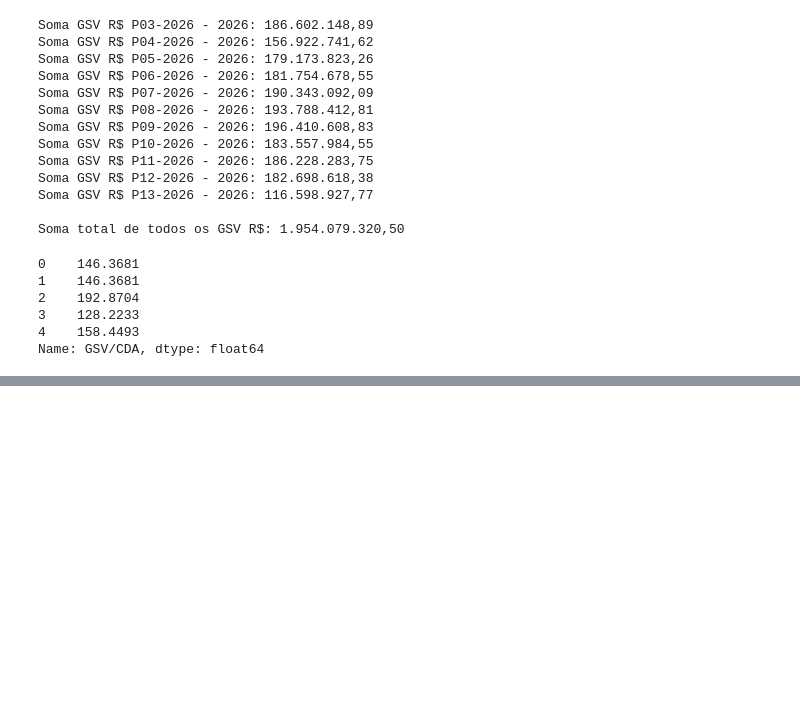
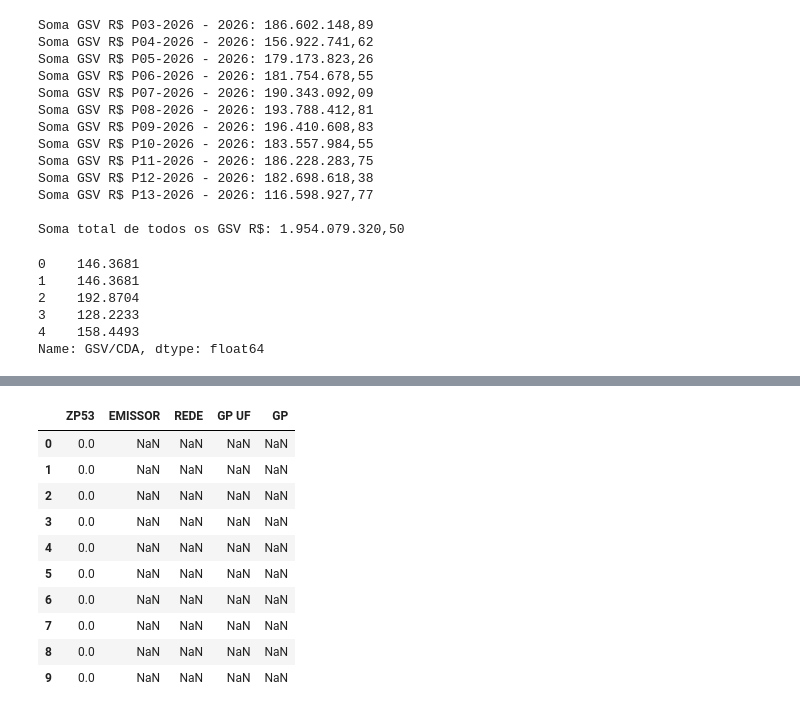
Before and after one commit to mxmluccamars/srm_valoracao, a Jupyter notebook: scripts/main.ipynb, the cells around one changed output, grey strips where cells are left out. Drawn from its saved outputs; the diff is of its cells as text; code cells hidden in the pictures; blank space fills up the shorter version.

```diff
--- a/scripts/main.ipynb
+++ b/scripts/main.ipynb
@@ -694,0 +691,18 @@ Tempo para salvar Excel: 756.26 segundos
+# %%
+# ZP 53
+tipos_colunas = {'CHAVE' : str, 'Cadastro': float}
+
+colunas = ['CHAVE', 'Cadastro']
+
+df_zp53 = pd.read_excel('../data/Arquivos/ZP53.xlsx',
+                        header=1,
+                        usecols=colunas,
+                        dtype=tipos_colunas,
+                        engine='calamine')
+
+df_zp53['Cadastro'] = df_zp53['Cadastro'].round(2)
+
+df_zp53['CHAVE'] = df_zp53['CHAVE'].astype(str).str.strip()
+
+
+df_zp53.head()
@@ -694,0 +792,14 @@ Tempo para salvar Excel: 756.26 segundos
+# %%
+df_ciclo_n13[['ZP53', 'EMISSOR', 'REDE', 'GP UF', 'GP']].head(10)
+# %% [output]
+|  | ZP53 | EMISSOR | REDE | GP UF | GP |
+| 0 | 0.0 | NaN | NaN | NaN | NaN |
+| 1 | 0.0 | NaN | NaN | NaN | NaN |
+| 2 | 0.0 | NaN | NaN | NaN | NaN |
+| 3 | 0.0 | NaN | NaN | NaN | NaN |
+| 4 | 0.0 | NaN | NaN | NaN | NaN |
+| 5 | 0.0 | NaN | NaN | NaN | NaN |
+| 6 | 0.0 | NaN | NaN | NaN | NaN |
+| 7 | 0.0 | NaN | NaN | NaN | NaN |
+| 8 | 0.0 | NaN | NaN | NaN | NaN |
+| 9 | 0.0 | NaN | NaN | NaN | NaN |
```
Also changed, not shown: parts of 12 cells of this notebook.
